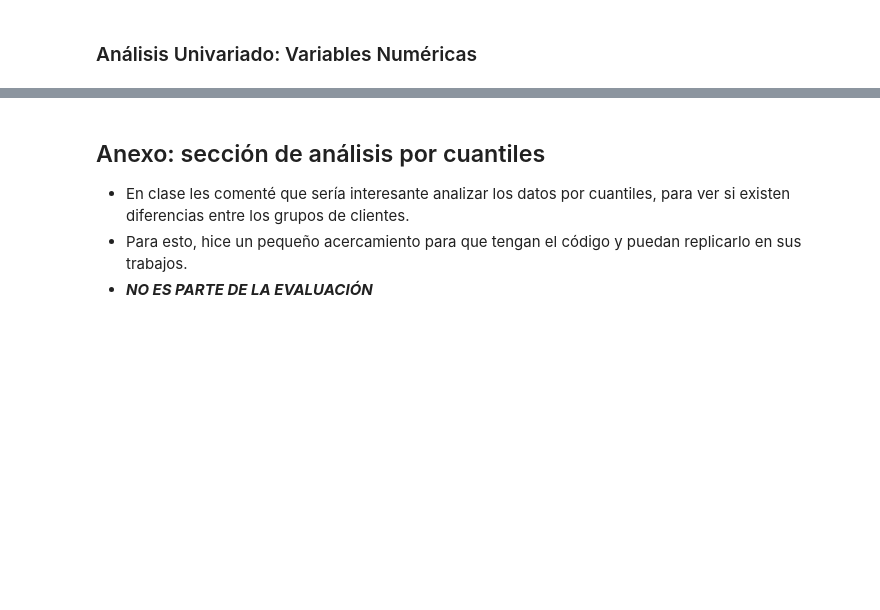
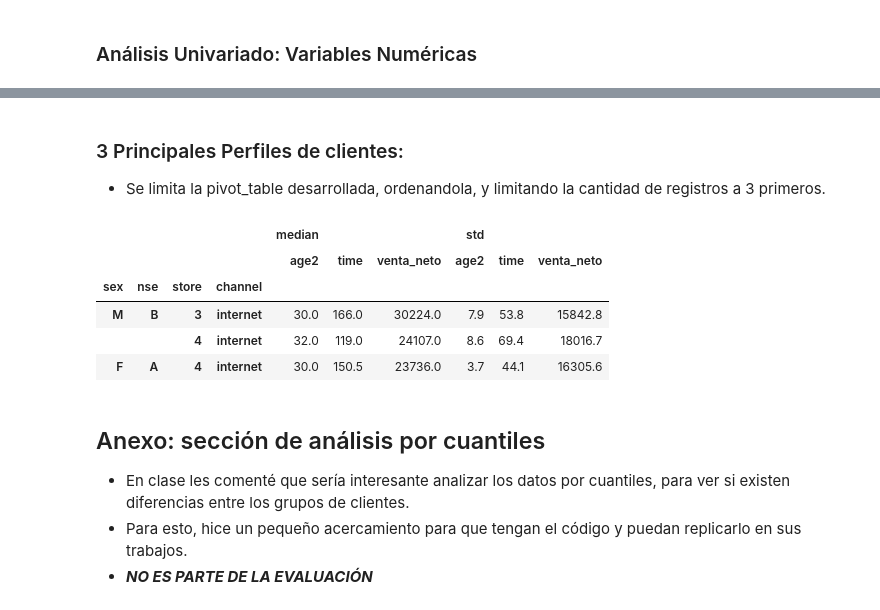
Before and after one commit to Franciscoletelier/UDP_BA, a Jupyter notebook: UDP_BA_Clase_Control01.ipynb, the cells around one changed output, grey strips where cells are left out. Drawn from its saved outputs; the diff is of its cells as text; code cells hidden in the pictures; blank space fills up the shorter version.

```diff
--- a/UDP_BA_Clase_Control01.ipynb
+++ b/UDP_BA_Clase_Control01.ipynb
@@ -738,3 +784,17 @@ Coeficiente de asimetría: 0.96
+# %% [markdown]
+### 3 Principales Perfiles de clientes:
+* Se limita la pivot_table desarrollada, ordenandola, y limitando la cantidad de registros a 3 primeros.
+# %%
+# Se ordena la tabla por la variable venta_neto (que es un promedio)
+tabla_perfiles_3.sort_values(by=('median','venta_neto'), ascending=False).head(3)
+# Y con head(3) Se muestran los 2 primeros registros
+# %% [output]
+|  |  |  |  | median |  |  | std |  |  |
+|  |  |  |  | age2 | time | venta_neto | age2 | time | venta_neto |
+| sex | nse | store | channel |  |  |  |  |  |  |
+| M | B | 3 | internet | 30.0 | 166.0 | 30224.0 | 7.9 | 53.8 | 15842.8 |
+|  |  | 4 | internet | 32.0 | 119.0 | 24107.0 | 8.6 | 69.4 | 18016.7 |
+| F | A | 4 | internet | 30.0 | 150.5 | 23736.0 | 3.7 | 44.1 | 16305.6 |
 # %% [markdown]
 ## Anexo: sección de análisis por cuantiles
 
```
Also changed, not shown: parts of 31 cells of this notebook.
